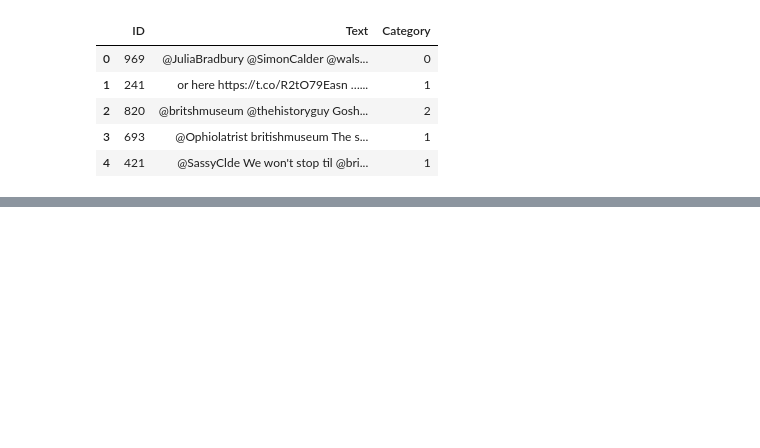
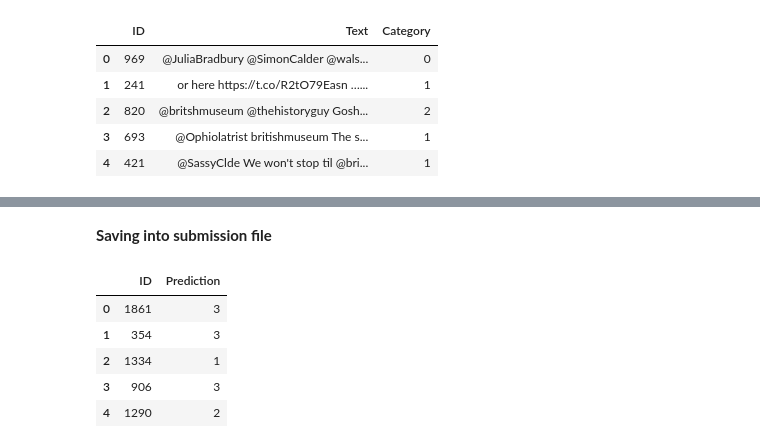
Before and after one commit to amaurydelille/kaggle-solutions, a Jupyter notebook: nlp-sentiment-analysis/main.ipynb, the cells around one changed output, grey strips where cells are left out. Cells and saved outputs as stored; diff of their text form; code cells hidden in the pictures; blank space fills up the shorter version.

```diff
--- a/nlp-sentiment-analysis/main.ipynb
+++ b/nlp-sentiment-analysis/main.ipynb
@@ -272,0 +162,11 @@ Predicted: Confusion/Request for Info, Text: Found this yesterday @BritishMuseum
+# %%
+from sklearn.svm import SVC
+
+svm = SVC(
+    C=10.0,
+    kernel="rbf",
+    gamma="scale",
+    class_weight="balanced"
+)
+
+svm.fit(x_train, y_train)
@@ -272,0 +273,19 @@ Predicted: Confusion/Request for Info, Text: Found this yesterday @BritishMuseum
+# %%
+y_testing_svm = svm.predict(x_testing_df)
+# %% [markdown]
+**Saving into submission file**
+# %%
+submission_df = pd.DataFrame({
+    "ID": test_df["ID"],
+    "Prediction": y_testing_svm
+})
+
+submission_df.to_csv("./submission.csv", index=False)
+submission_df.head()
+# %% [output]
+|  | ID | Prediction |
+| 0 | 1861 | 3 |
+| 1 | 354 | 3 |
+| 2 | 1334 | 1 |
+| 3 | 906 | 3 |
+| 4 | 1290 | 2 |
```
Also changed, not shown: parts of 27 cells of this notebook.
